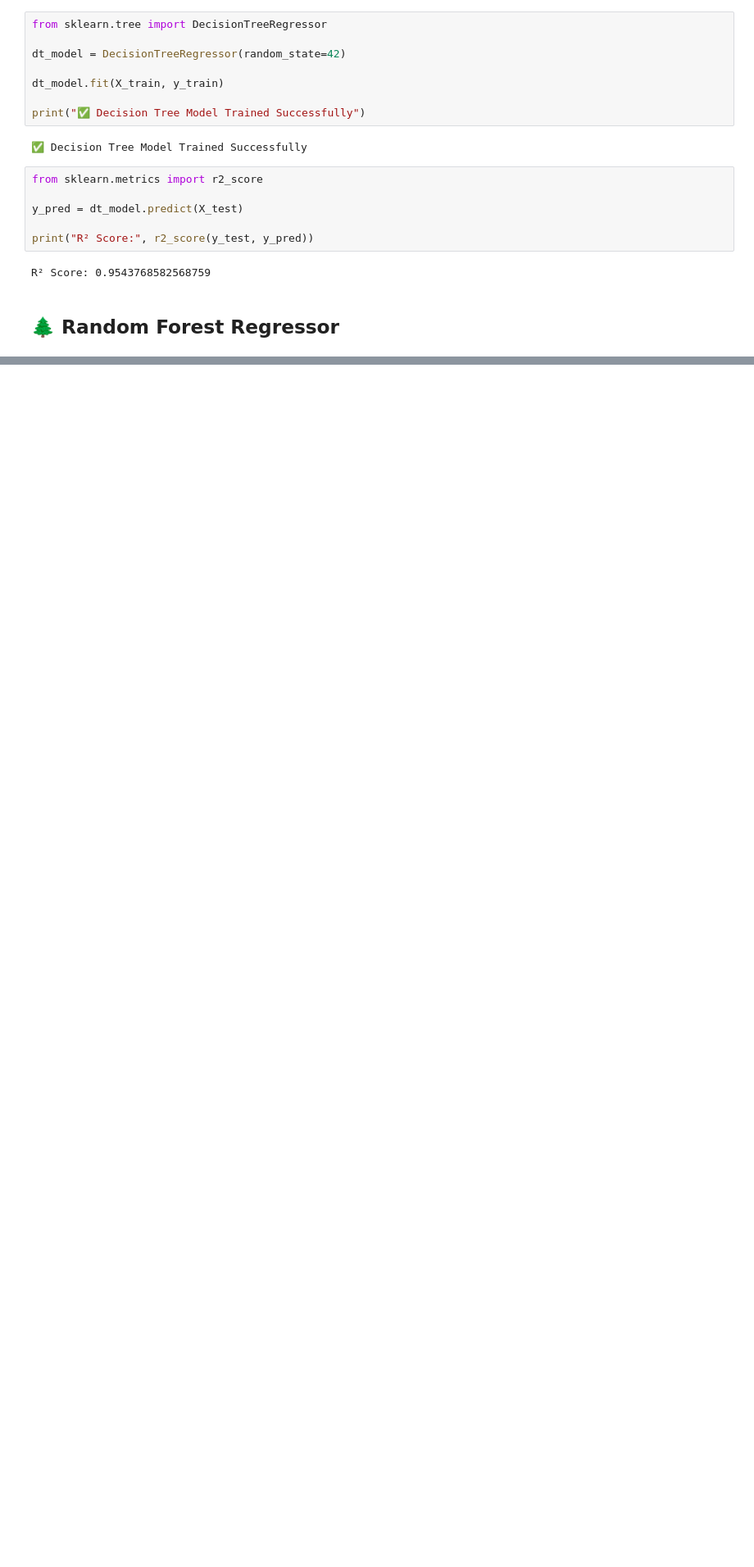
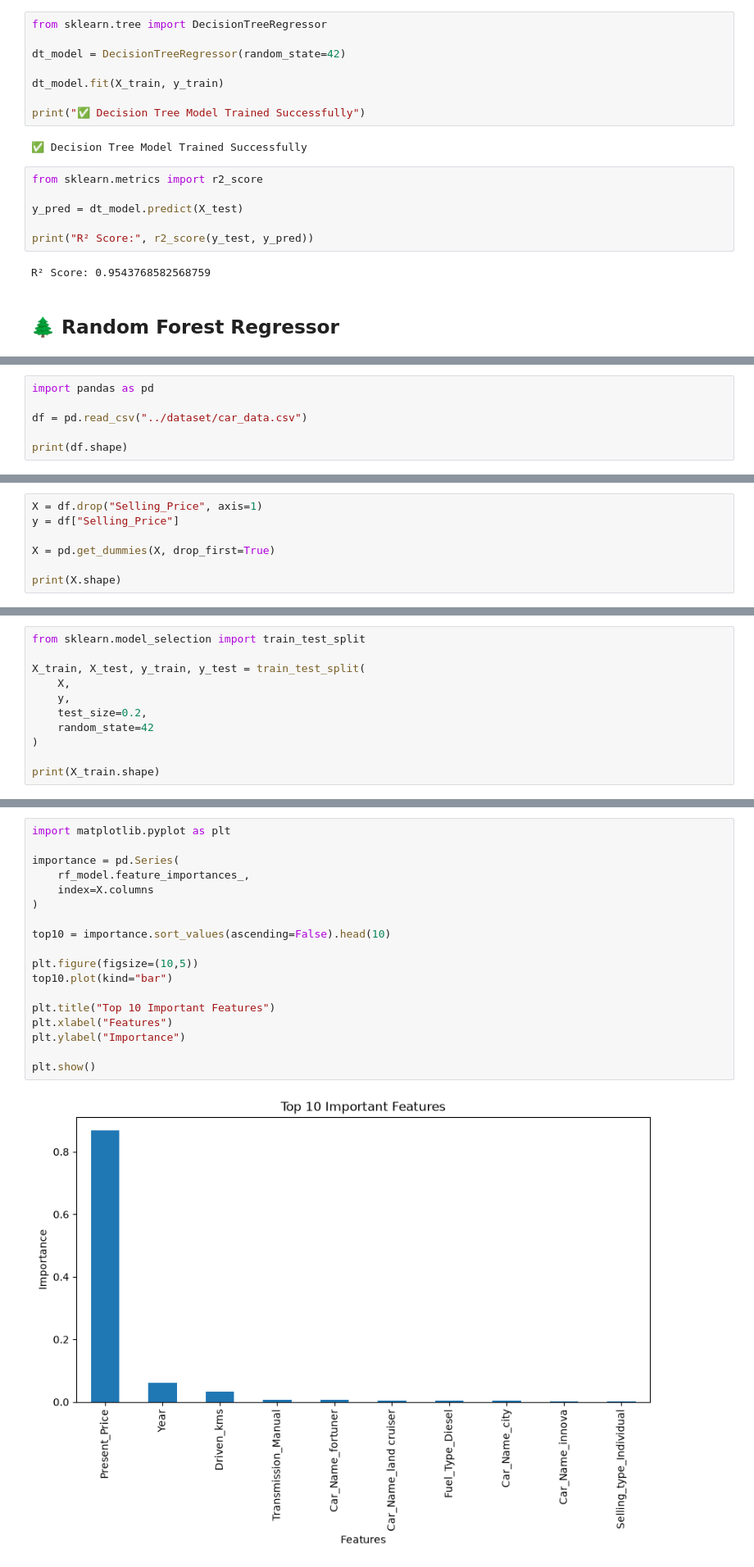
Before and after one commit to Sushil77964/data-science-car-price-prediction, a Jupyter notebook: notebooks/Car_Price_Prediction.ipynb, the cells around one changed output, grey strips where cells are left out. Shown at 82% size. Saved outputs shown, nothing was run; the diff lists cells and outputs as text; blank space fills up the shorter version.

```diff
--- a/notebooks/Car_Price_Prediction.ipynb
+++ b/notebooks/Car_Price_Prediction.ipynb
@@ -678,0 +683,6 @@ NameError: name 'X_train' is not defined
+# %%
+import pandas as pd
+
+df = pd.read_csv("../dataset/car_data.csv")
+
+print(df.shape)
@@ -678,0 +691,7 @@ NameError: name 'X_train' is not defined
+# %%
+X = df.drop("Selling_Price", axis=1)
+y = df["Selling_Price"]
+
+X = pd.get_dummies(X, drop_first=True)
+
+print(X.shape)
@@ -678,0 +700,11 @@ NameError: name 'X_train' is not defined
+# %%
+from sklearn.model_selection import train_test_split
+
+X_train, X_test, y_train, y_test = train_test_split(
+    X,
+    y,
+    test_size=0.2,
+    random_state=42
+)
+
+print(X_train.shape)
@@ -678,0 +756,20 @@ NameError: name 'X_train' is not defined
+# %%
+import matplotlib.pyplot as plt
+
+importance = pd.Series(
+    rf_model.feature_importances_,
+    index=X.columns
+)
+
+top10 = importance.sort_values(ascending=False).head(10)
+
+plt.figure(figsize=(10,5))
+top10.plot(kind="bar")
+
+plt.title("Top 10 Important Features")
+plt.xlabel("Features")
+plt.ylabel("Importance")
+
+plt.show()
+# %% [output]
+[figure, added]
```
Also changed, not shown: parts of 9 cells of this notebook, 1 other file.
